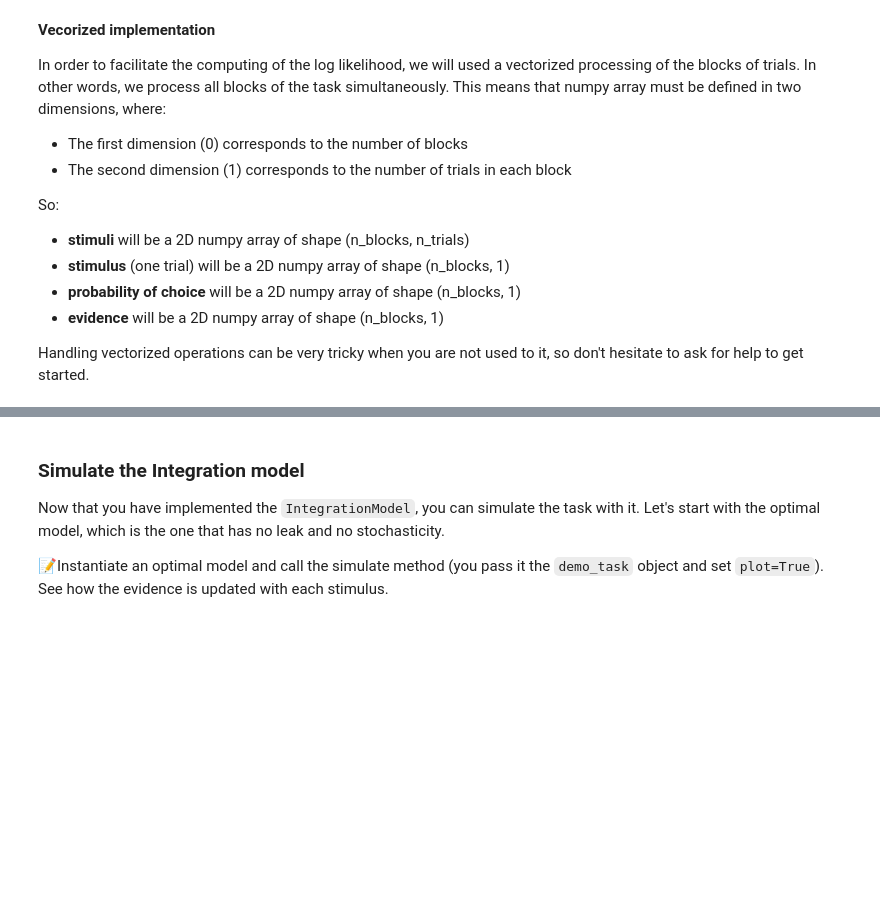
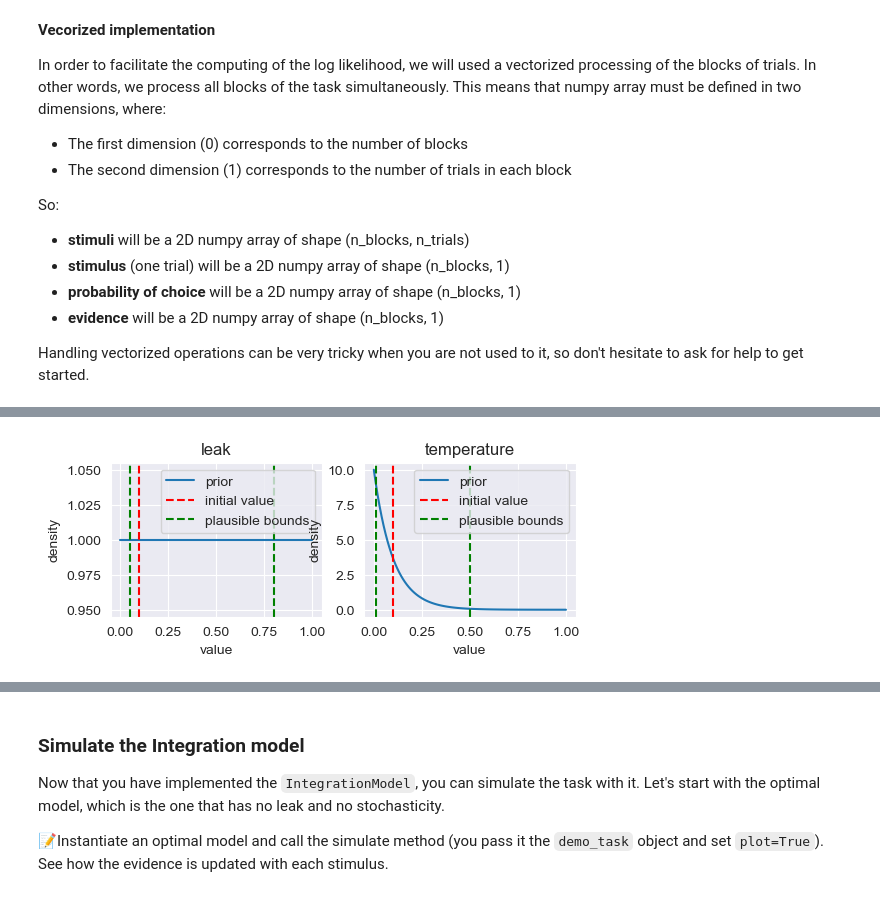
Before and after one commit to easiryne/cognitive-modeling-lab, a Jupyter notebook: TD_10/td10_notebook.ipynb, the cells around one changed output, grey strips where cells are left out. Saved outputs shown, nothing was run; the diff lists cells and outputs as text; code cells hidden in the pictures; blank space fills up the shorter version.

```diff
--- a/TD_10/td10_notebook.ipynb
+++ b/TD_10/td10_notebook.ipynb
@@ -284,0 +269,4 @@ class IntegrationModel(Model):
+# %%
+IntegrationModel(0, 0).plot_param_specs()
+# %% [output]
+[figure, added]
```
Also changed, not shown: parts of 17 cells of this notebook, 2 other files.
